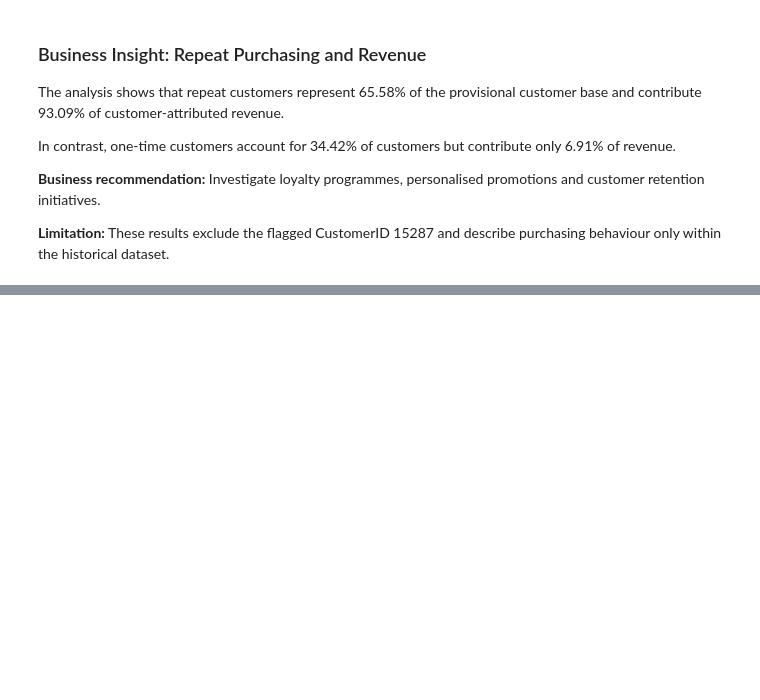
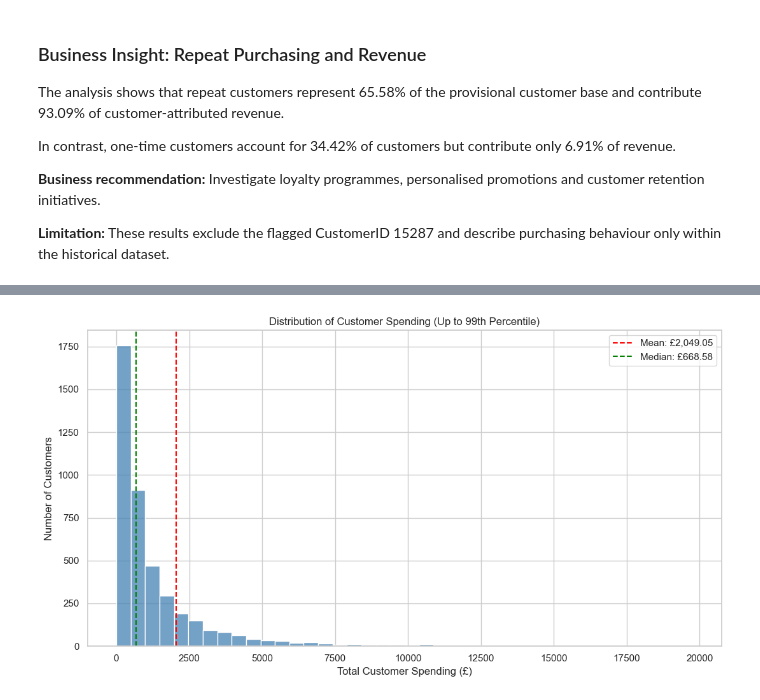
Before and after one commit to SeunJoy/Online-Retail-Intelligence-Capstone, a Jupyter notebook: jupyter_notebooks/03_exploratory_data_analysis.ipynb, the cells around one changed output, grey strips where cells are left out. Saved outputs shown, nothing was run; the diff lists cells and outputs as text; code cells hidden in the pictures; blank space fills up the shorter version.

```diff
--- a/jupyter_notebooks/03_exploratory_data_analysis.ipynb
+++ b/jupyter_notebooks/03_exploratory_data_analysis.ipynb
@@ -1559,0 +1695,83 @@ and describe purchasing behaviour only within the historical dataset.
+# %%
+# STEP 97: Calculate descriptive statistics for customer spending.
+# This shows the spread of total spending across provisional customers.
+
+spending_stats = customer_performance["TotalSpending"].describe()
+
+print("CUSTOMER SPENDING STATISTICS")
+display(spending_stats.to_frame(name="TotalSpending").round(2))
+
+
+# STEP 98: Calculate the mean, median, and maximum customer spending.
+# Comparing the mean and median helps identify skewness.
+
+mean_spending = customer_performance["TotalSpending"].mean()
+median_spending = customer_performance["TotalSpending"].median()
+max_spending = customer_performance["TotalSpending"].max()
+
+print("\nAverage customer spending: £", round(mean_spending, 2))
+print("Median customer spending: £", round(median_spending, 2))
+print("Maximum customer spending: £", round(max_spending, 2))
+
+
+# STEP 99: Calculate the 99th percentile of customer spending.
+# Extreme spending values can distort the visualisation.
+
+spending_99th = customer_performance["TotalSpending"].quantile(0.99)
+
+print("99th percentile spending: £", round(spending_99th, 2))
+
+
+# STEP 100: Plot customer spending distribution.
+# Restrict the displayed data to the 99th percentile for readability.
+# The underlying customer dataset remains unchanged.
+
+spending_plot = customer_performance.loc[
+    customer_performance["TotalSpending"] <= spending_99th
+].copy()
+
+plt.figure(figsize=(11, 6))
+
+sns.histplot(
+    data=spending_plot,
+    x="TotalSpending",
+    bins=40,
+    color="steelblue"
+)
+
+# Show the full-dataset mean and median for comparison.
+plt.axvline(
+    mean_spending,
+    color="red",
+    linestyle="--",
+    label=f"Mean: £{mean_spending:,.2f}"
+)
+
+plt.axvline(
+    median_spending,
+    color="green",
+    linestyle="--",
+    label=f"Median: £{median_spending:,.2f}"
+)
+
+plt.title("Distribution of Customer Spending (Up to 99th Percentile)")
+plt.xlabel("Total Customer Spending (£)")
+plt.ylabel("Number of Customers")
+plt.legend()
+plt.tight_layout()
+plt.show()
+
+
+# STEP 101: Validate the spending analysis.
+# Every customer in this sales-only dataset should have positive spending.
+# Customer totals must reconcile with customer-attributed revenue.
+
+assert (customer_performance["TotalSpending"] > 0).all()
+
+assert np.isclose(
+    customer_performance["TotalSpending"].sum(),
+    df_customer_sales["Revenue"].sum()
+)
+
+print("\nCustomer spending validation: PASSED")
+# %% [output]
@@ -1559,0 +1792 @@ and describe purchasing behaviour only within the historical dataset.
+[figure, added]
```
Also changed, not shown: parts of 11 cells of this notebook.
